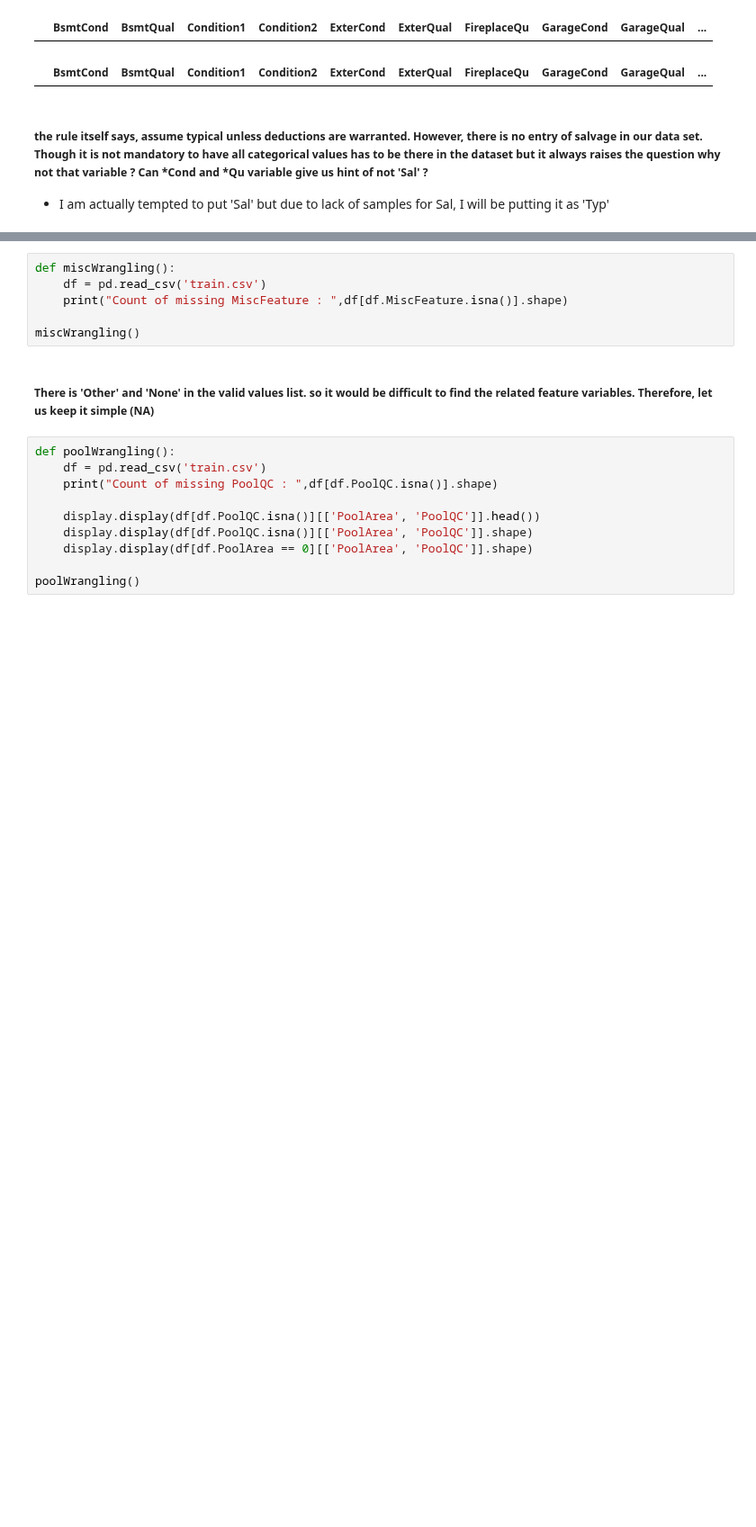
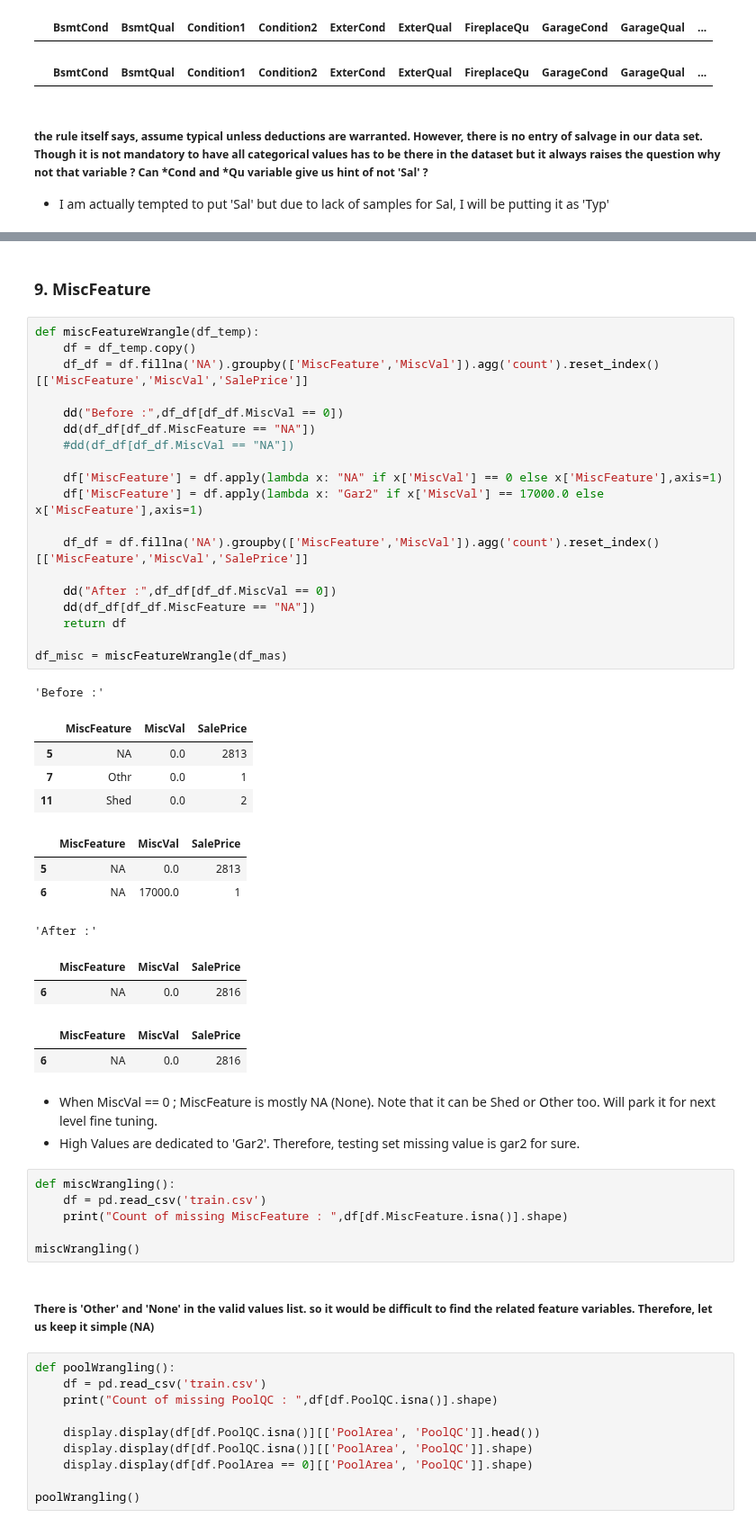
Before and after one commit to PadmarajBhat/Kaggle-Dataset-Exploration, a Jupyter notebook: House Prices- Advanced Regression Techniques/Data Wrangling/House Prices - ART(Wrangling).ipynb, the cells around one changed output, grey strips where cells are left out. Shown at 90% size. Drawn from its saved outputs; the diff is of its cells as text; blank space fills up the shorter version.

```diff
--- a/House Prices- Advanced Regression Techniques/Data Wrangling/House Prices - ART(Wrangling).ipynb
+++ b/House Prices- Advanced Regression Techniques/Data Wrangling/House Prices - ART(Wrangling).ipynb
@@ -602,3 +723,41 @@ df_funct = functionalWrangle(df_fence)
+# %% [markdown]
+### 9. MiscFeature
+# %%
+def miscFeatureWrangle(df_temp):
+    df = df_temp.copy()
+    df_df = df.fillna('NA').groupby(['MiscFeature','MiscVal']).agg('count').reset_index()[['MiscFeature','MiscVal','SalePrice']]
+
+    dd("Before :",df_df[df_df.MiscVal == 0])
+    dd(df_df[df_df.MiscFeature == "NA"])
+    #dd(df_df[df_df.MiscVal == "NA"])
+
+    df['MiscFeature'] = df.apply(lambda x: "NA" if x['MiscVal'] == 0 else x['MiscFeature'],axis=1)
+    df['MiscFeature'] = df.apply(lambda x: "Gar2" if x['MiscVal'] == 17000.0 else x['MiscFeature'],axis=1)
+
+    df_df = df.fillna('NA').groupby(['MiscFeature','MiscVal']).agg('count').reset_index()[['MiscFeature','MiscVal','SalePrice']]
+
+    dd("After :",df_df[df_df.MiscVal == 0])
+    dd(df_df[df_df.MiscFeature == "NA"])
+    return df
+
+df_misc = miscFeatureWrangle(df_mas)
+# %% [output]
+'Before :'
+|  | MiscFeature | MiscVal | SalePrice |
+| 5 | NA | 0.0 | 2813 |
+| 7 | Othr | 0.0 | 1 |
+| 11 | Shed | 0.0 | 2 |
+|  | MiscFeature | MiscVal | SalePrice |
+| 5 | NA | 0.0 | 2813 |
+| 6 | NA | 17000.0 | 1 |
+'After :'
+|  | MiscFeature | MiscVal | SalePrice |
+| 6 | NA | 0.0 | 2816 |
+|  | MiscFeature | MiscVal | SalePrice |
+| 6 | NA | 0.0 | 2816 |
+# %% [markdown]
+* When MiscVal == 0 ; MiscFeature is mostly NA (None). Note that it can be Shed or Other too. Will park it for next level fine tuning.
+* High Values are dedicated to 'Gar2'. Therefore, testing set missing value is gar2 for sure.
 # %%
 def miscWrangling():
     df = pd.read_csv('train.csv')
```
Also changed, not shown: parts of 15 cells of this notebook.
